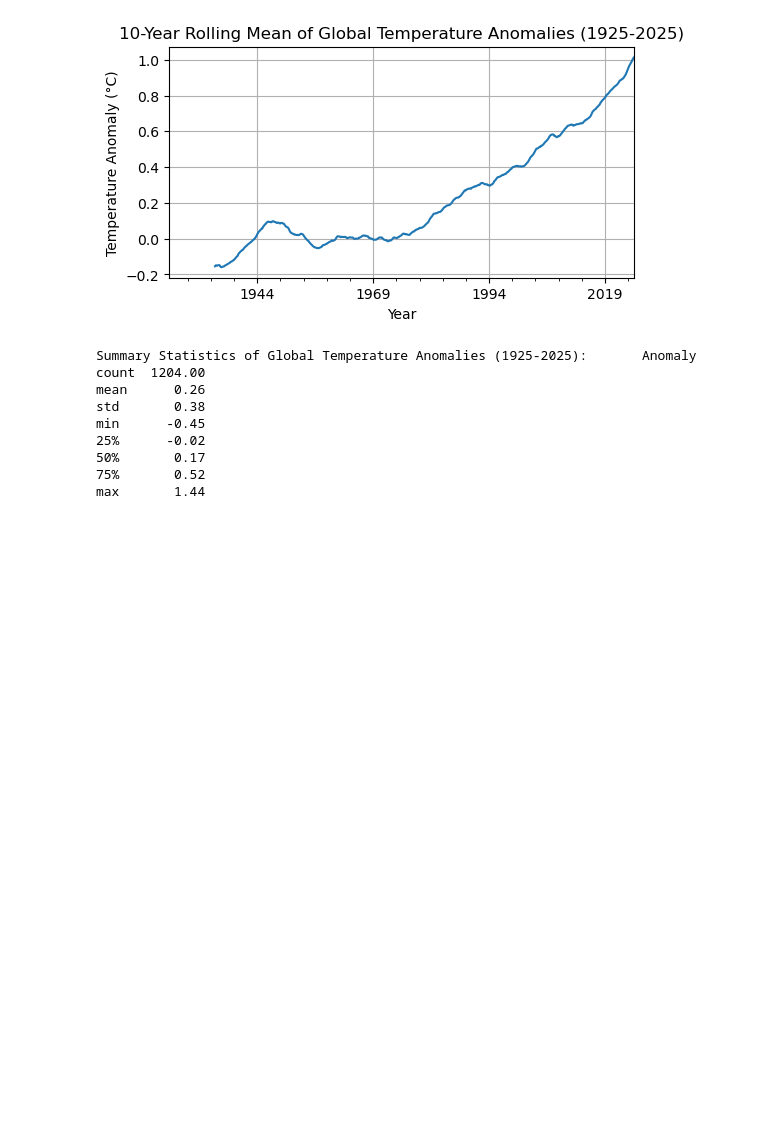
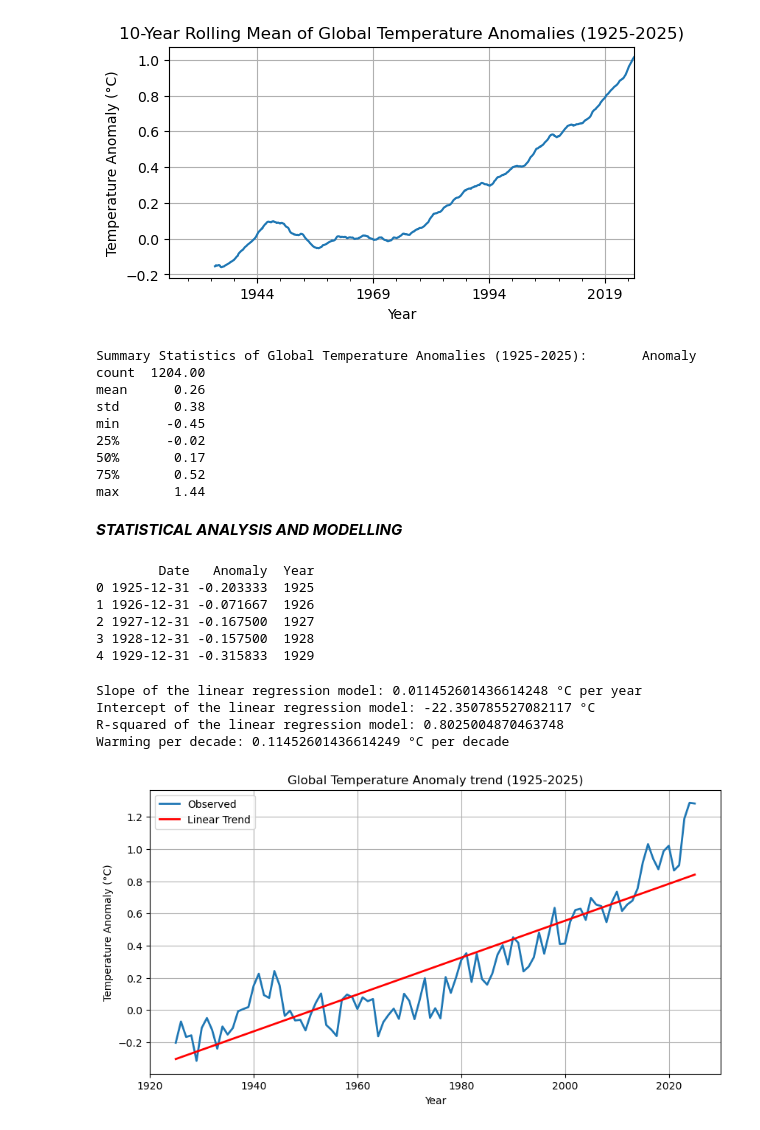
Before and after one commit to momopj/Temp-Anomaly-Analysis, a Jupyter notebook: Analysis.ipynb, the cells around one changed output. Drawn from its saved outputs; the diff is of its cells as text; code cells hidden in the pictures; blank space fills up the shorter version.

Commit message:
Linear regression done

```diff
--- a/Analysis.ipynb
+++ b/Analysis.ipynb
@@ -97,3 +107,54 @@ min      -0.45
 50%       0.17
 75%       0.52
 max       1.44
+# %% [markdown]
+***STATISTICAL ANALYSIS AND MODELLING***
+# %%
+
+yearly_df = century['Anomaly'].resample('YE').mean().reset_index()
+
+yearly_df['Year'] = yearly_df['Date'].dt.year
+
+print(yearly_df.head())
+# %% [output]
+        Date   Anomaly  Year
+0 1925-12-31 -0.203333  1925
+1 1926-12-31 -0.071667  1926
+2 1927-12-31 -0.167500  1927
+3 1928-12-31 -0.157500  1928
+4 1929-12-31 -0.315833  1929
+# %%
+from sklearn.linear_model import LinearRegression
+
+X = yearly_df['Year'].to_numpy().reshape(-1, 1)
+y = yearly_df['Anomaly'].to_numpy()
+
+model = LinearRegression()
+model.fit(X, y)
+
+yearly_df['Predicted'] = model.predict(X)
+# %%
+model_slope = model.coef_[0]
+model_intercept = model.intercept_
+
+print("Slope of the linear regression model:", model_slope, "°C per year")
+print("Intercept of the linear regression model:", model_intercept, "°C")
+print("R-squared of the linear regression model:", model.score(X, y))
+print("Warming per decade:", model_slope * 10, "°C per decade")
+# %% [output]
+Slope of the linear regression model: 0.011452601436614248 °C per year
+Intercept of the linear regression model: -22.350785527082117 °C
+R-squared of the linear regression model: 0.8025004870463748
+Warming per decade: 0.11452601436614249 °C per decade
+# %%
+plt.figure(figsize=(10, 5))
+plt.plot(yearly_df['Year'], yearly_df['Anomaly'], label='Observed', linewidth=2)
+plt.plot(yearly_df['Year'], yearly_df['Predicted'], label='Linear Trend', color='red', linewidth=2)
+plt.xlabel('Year')
+plt.ylabel('Temperature Anomaly (°C)')
+plt.title('Global Temperature Anomaly trend (1925-2025)')
+plt.legend()
+plt.grid(True)
+plt.show()
+# %% [output]
+[figure, added]
```
Also changed, not shown: parts of 2 cells of this notebook.
